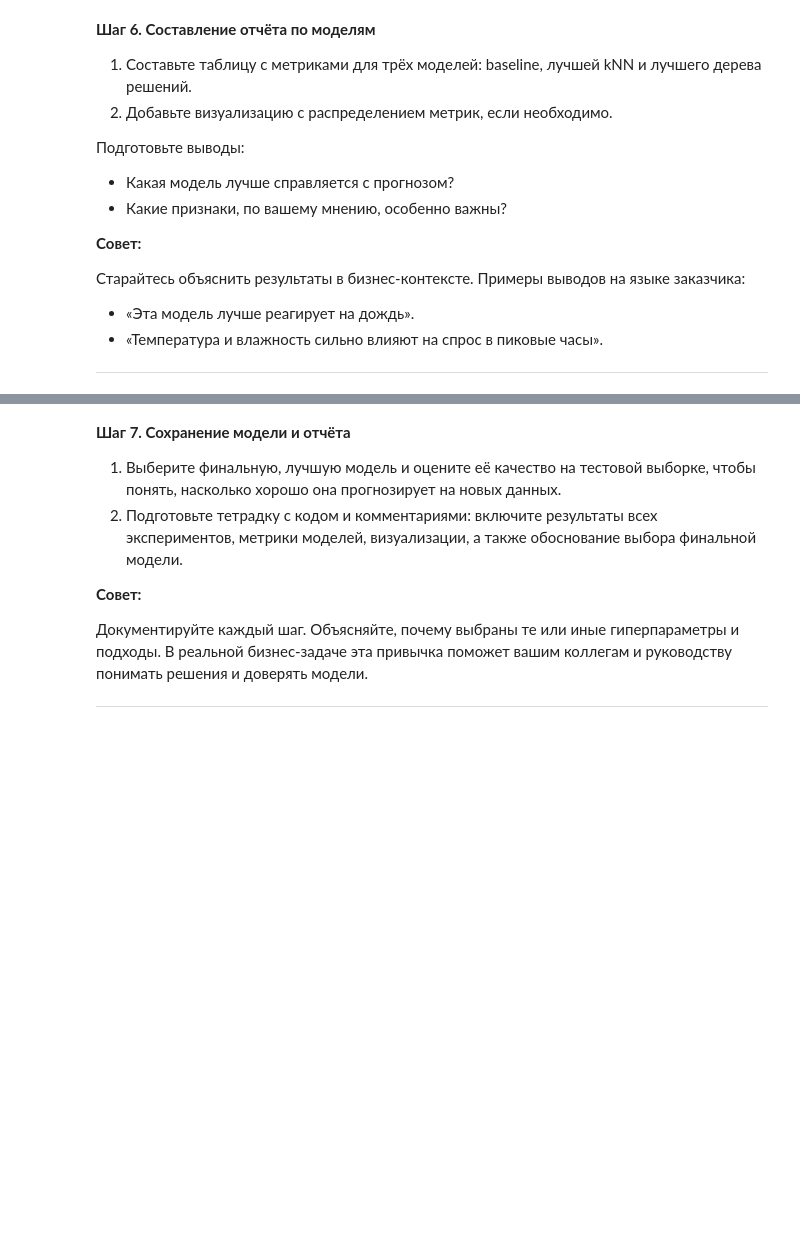
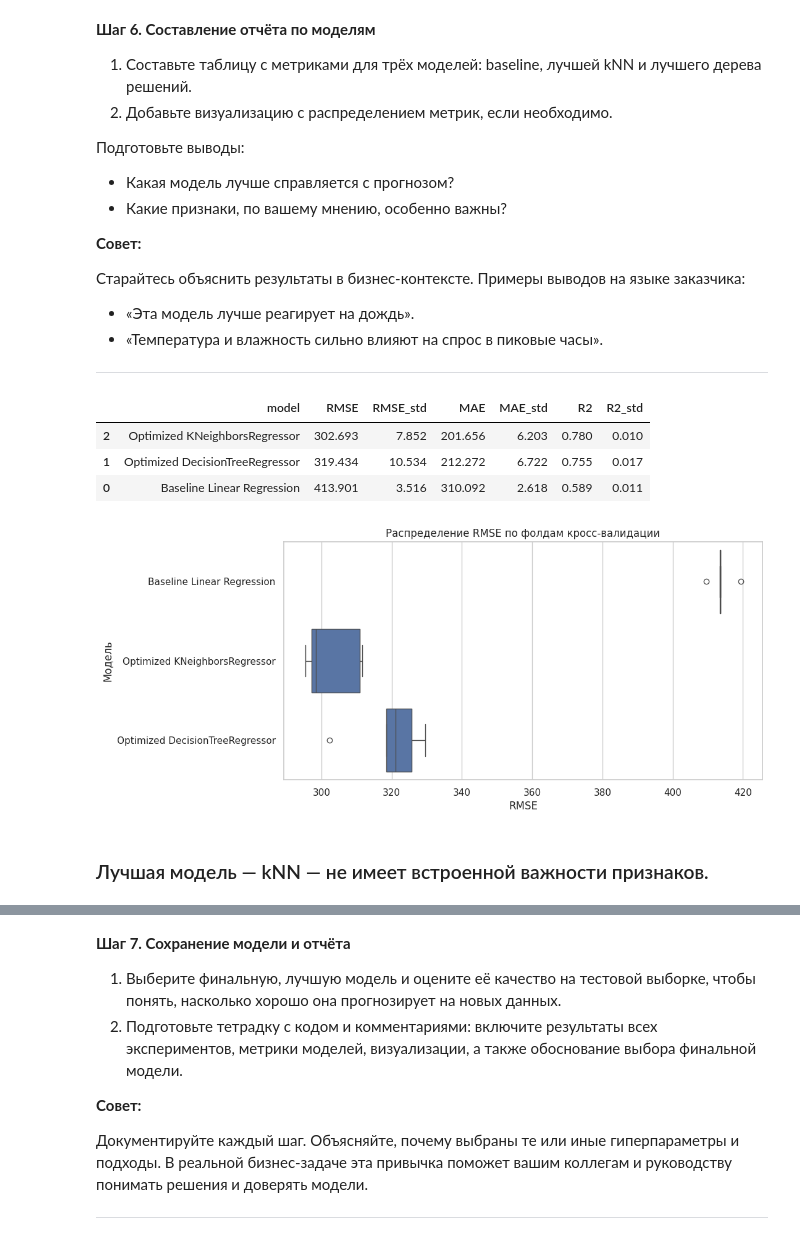
Before and after one commit to 2Myaka2/DataScience_projects, a Jupyter notebook: Project_KNN_TREE.ipynb, the cells around one changed output, grey strips where cells are left out. Drawn from its saved outputs; the diff is of its cells as text; code cells hidden in the pictures; blank space fills up the shorter version.

```diff
--- a/Project_KNN_TREE.ipynb
+++ b/Project_KNN_TREE.ipynb
@@ -1289,3 +1472,46 @@ PARAMS = {
 * «Температура и влажность сильно влияют на спрос в пиковые часы».
 
 ---
+# %%
+# Итоговая таблица метрик по результатам кросс-валидации
+
+model_report = cv_summary.copy()
+
+model_report = model_report.rename(
+    columns={
+        "RMSE_mean": "RMSE",
+        "RMSE_std": "RMSE_std",
+        "MAE_mean": "MAE",
+        "MAE_std": "MAE_std",
+        "R2_mean": "R2",
+        "R2_std": "R2_std"
+    }
+)
+
+model_report = model_report[
+    ["model", "RMSE", "RMSE_std", "MAE", "MAE_std", "R2", "R2_std"]
+]
+
+model_report
+# %% [output]
+|  | model | RMSE | RMSE_std | MAE | MAE_std | R2 | R2_std |
+| 2 | Optimized KNeighborsRegressor | 302.693 | 7.852 | 201.656 | 6.203 | 0.780 | 0.010 |
+| 1 | Optimized DecisionTreeRegressor | 319.434 | 10.534 | 212.272 | 6.722 | 0.755 | 0.017 |
+| 0 | Baseline Linear Regression | 413.901 | 3.516 | 310.092 | 2.618 | 0.589 | 0.011 |
+# %%
+plt.figure(figsize=(10, 5))
+
+sns.boxplot(
+    data=cv_fold_results,
+    x="RMSE",
+    y="model"
+)
+
+plt.title("Распределение RMSE по фолдам кросс-валидации")
+plt.xlabel("RMSE")
+plt.ylabel("Модель")
+plt.show()
+# %% [output]
+[figure, added]
+# %% [markdown]
+### Лучшая модель — kNN — не имеет встроенной важности признаков.
```
Also changed, not shown: parts of 9 cells of this notebook.
